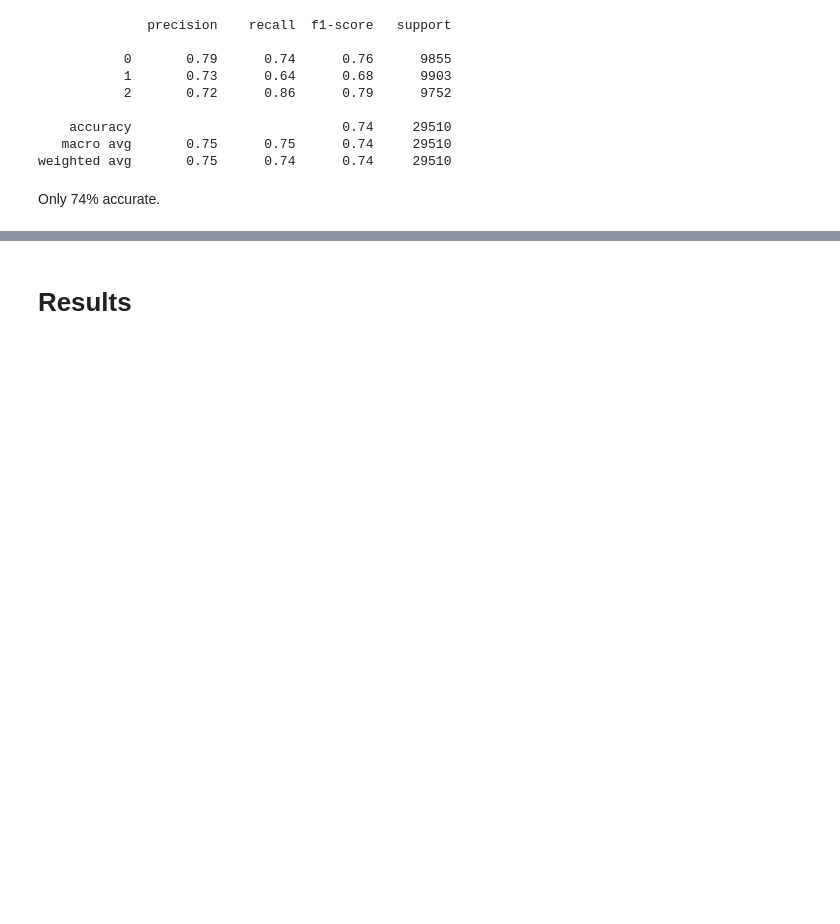
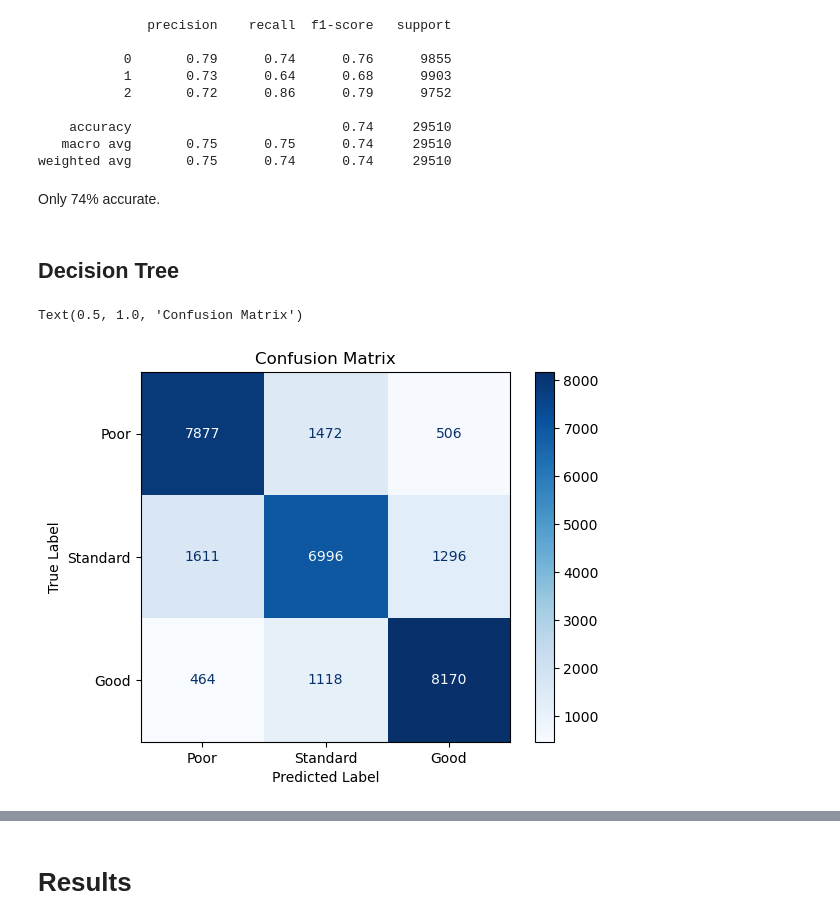
Before and after one commit to jackhenshaw/creditScore, a Jupyter notebook: credit_score.ipynb, the cells around one changed output, grey strips where cells are left out. Saved outputs shown, nothing was run; the diff lists cells and outputs as text; code cells hidden in the pictures; blank space fills up the shorter version.

Commit message:
Adding decision trees and random forests, accuracy 86%

```diff
--- a/credit_score.ipynb
+++ b/credit_score.ipynb
@@ -2206,3 +2206,5 @@ weighted avg       0.75      0.74      0.74     29510
 models_accuracy["SVM (SMOTE)"] = classification_report(test_labels, predicted_labels, output_dict=True)['accuracy']
 # %% [markdown]
 Only 74% accurate.
+# %% [markdown]
+## Decision Tree
@@ -2208,0 +2213,16 @@ Only 74% accurate.
+# %%
+dtree = DecisionTreeClassifier()
+dtree.fit(train_data, train_labels)
+predicted_labels = dtree.predict(test_data)
+# %%
+# Compute and plot the confusion matrix
+cm = confusion_matrix(test_labels, predicted_labels)
+disp = ConfusionMatrixDisplay(confusion_matrix=cm,
+                              display_labels=['Poor', 'Standard', 'Good'])
+disp.plot(cmap='Blues')
+plt.xlabel("Predicted Label")
+plt.ylabel("True Label")
+plt.title("Confusion Matrix")
+# %% [output]
+Text(0.5, 1.0, 'Confusion Matrix')
+[figure, added]
```
Also changed, not shown: parts of 16 cells of this notebook.
